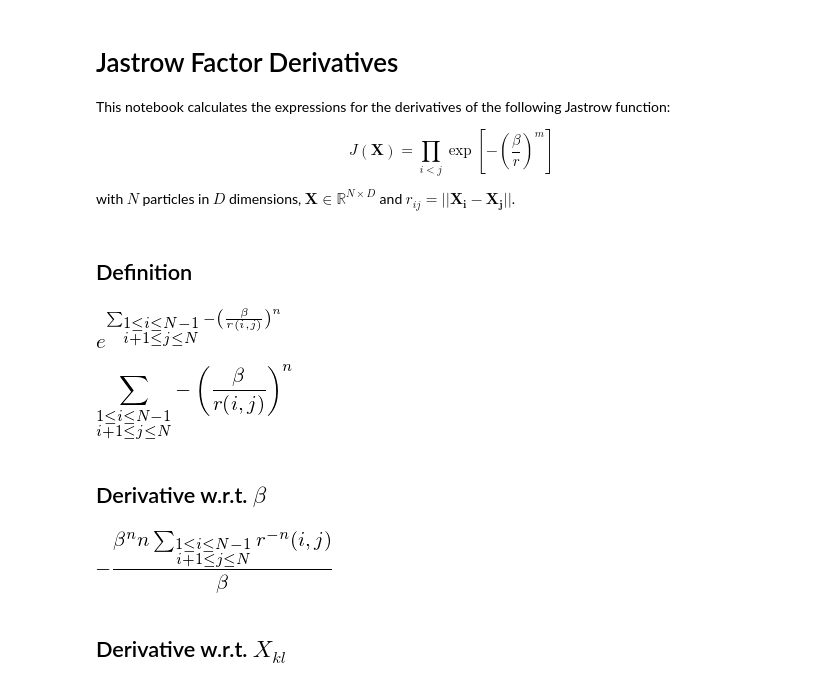
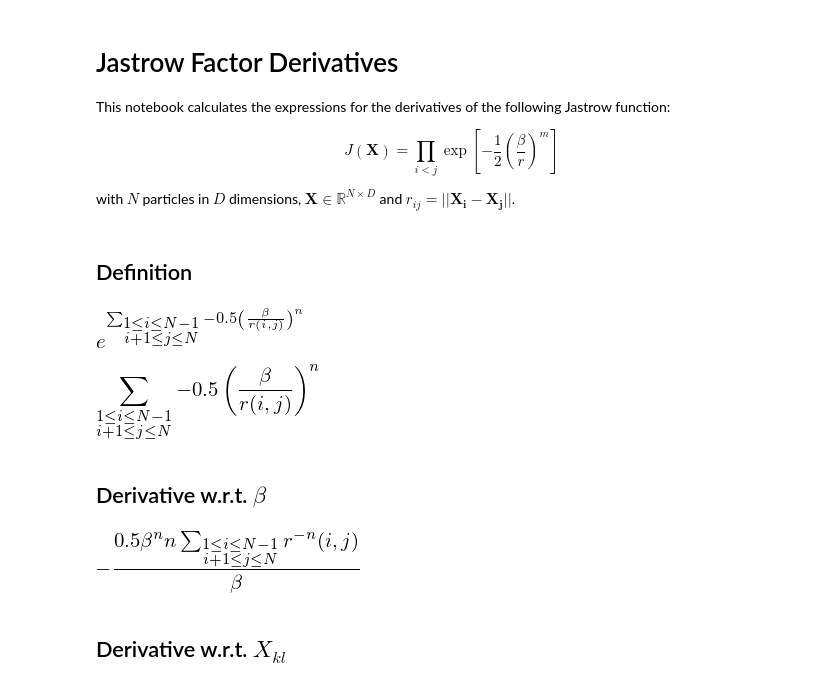
Before and after one commit to bsamseth/qflow, a Jupyter notebook: scripts/Jastrow-McMillian.ipynb, the cells around one changed output. Drawn from its saved outputs; the diff is of its cells as text; code cells hidden in the pictures.

```diff
--- a/scripts/Jastrow-McMillian.ipynb
+++ b/scripts/Jastrow-McMillian.ipynb
@@ -3,7 +3,7 @@
 
 This notebook calculates the expressions for the derivatives of the following Jastrow function:
 
-$$J(\mathbf{X}) = \prod_{i < j} \exp\left[- \left(\frac{\beta}{r}\right)^m  \right]$$
+$$J(\mathbf{X}) = \prod_{i < j} \exp\left[- \frac{1}{2}\left(\frac{\beta}{r}\right)^m  \right]$$
 
 with $N$ particles in $D$ dimensions, $\mathbf{X}\in\mathbb{R}^{N\times D}$ and $r_{ij} = ||\mathbf{X_i} - \mathbf{X_j}||$.
 # %%
@@ -18,41 +18,41 @@ X = IndexedBase("X", shape=(N, D))
 # %%
 class r(Function):
     @classmethod
     def eval(cls, i, j):
         if i.is_Number and j.is_Number:
             return sqrt(Sum((X[i, d] - X[j, d]) ** 2, (d, 1, D)))
 
     def doit(self, **kwargs):
         i, j = self.args
         return sqrt(Sum((X[i, d] - X[j, d]) ** 2, (d, 1, D)))
 
     def _eval_derivative(self, x):
         return self.doit()._eval_derivative(x)
 
 
 def J(X):
     beta = symbols(r"\beta", real=True, positive=True)
     n = symbols("n", integer=True, positive=True)
-    exponent = Sum(-(beta / r(i, j)) ** n, (i, 1, N - 1), (j, i + 1, N))
+    exponent = Sum(-1/2 * (beta / r(i, j)) ** n, (i, 1, N - 1), (j, i + 1, N))
     return exp(exponent), (beta, n)
 
 
 Jastrow, (beta, n) = J(X)
 Jastrow
 # %% [output]
-[figure, old version]
+[figure, new version]
 # %%
 log_Jastrow = expand_log(log(Jastrow), force=True)
 log_Jastrow
 # %% [output]
-[figure, old version]
+[figure, new version]
 # %% [markdown]
 ## Derivative w.r.t. $\beta$
 # %%
 dlogJ_dBeta = diff(log_Jastrow, beta, 1)
 dlogJ_dBeta.simplify()
 # %% [output]
-[figure, old version]
+[figure, new version]
 # %% [markdown]
 ## Derivative w.r.t. $X_{kl}$
 # %%
```
